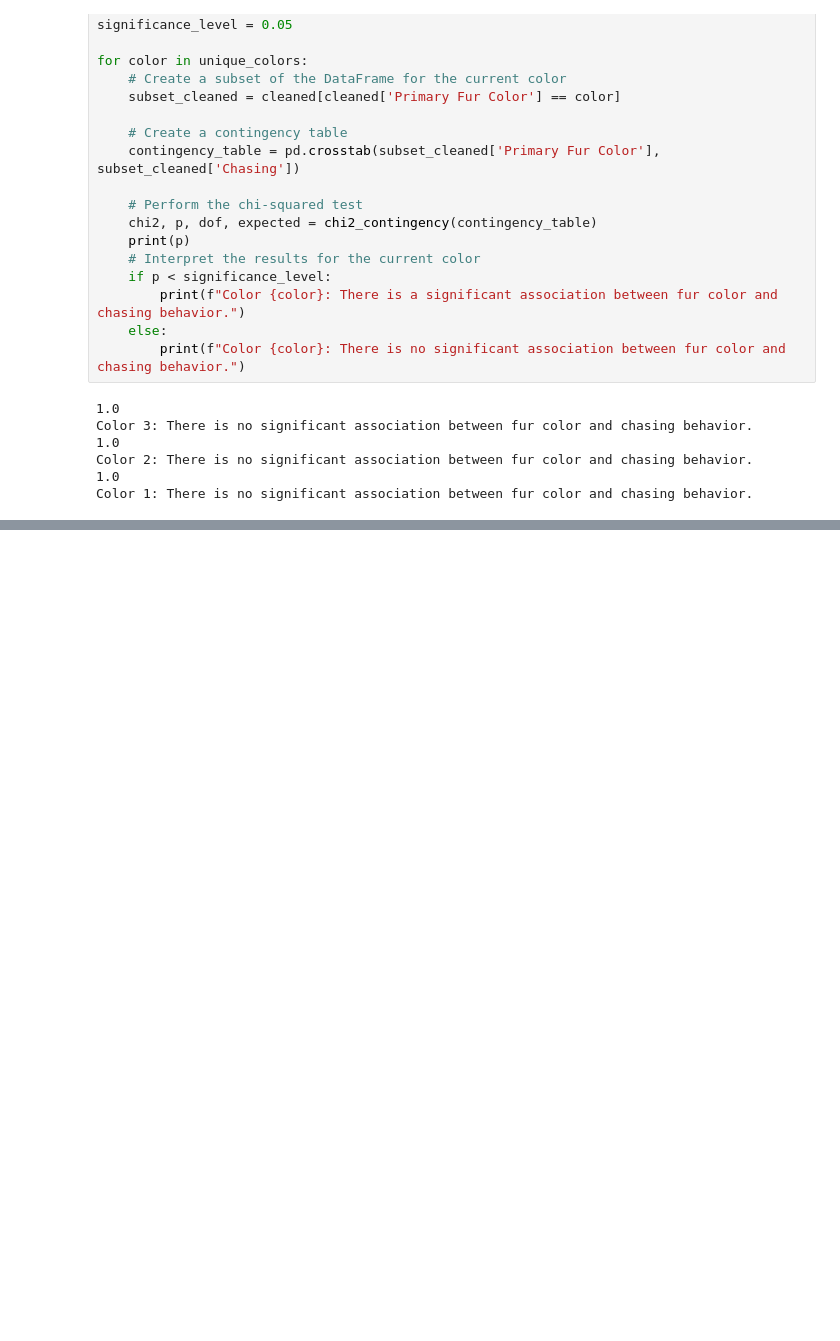
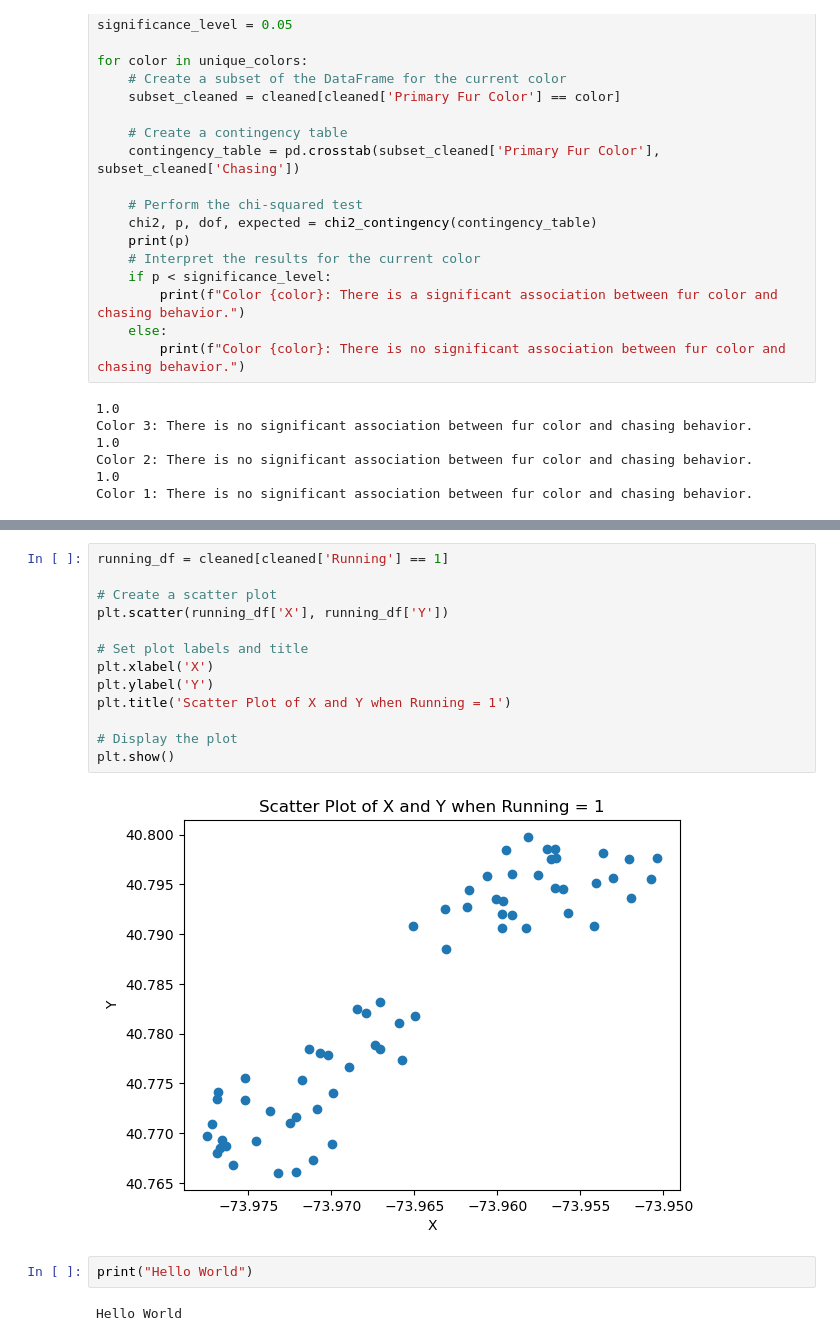
Before and after one commit to brown016340/Project-1, a Jupyter notebook: Random_sample_behavior_test.ipynb, the cells around one changed output, grey strips where cells are left out. Cells and saved outputs as stored; diff of their text form; blank space fills up the shorter version.

```diff
--- a/Random_sample_behavior_test.ipynb
+++ b/Random_sample_behavior_test.ipynb
@@ -145,3 +146,22 @@ Climbing               -0.0338      0.444     -0.076      0.939      -0.903
 Eating                  0.2148      0.397      0.541      0.589      -0.564       0.993
 Foraging                0.0459      0.398      0.115      0.908      -0.734       0.826
 =======================================================================================
+# %%
+running_df = cleaned[cleaned['Running'] == 1]
+
+# Create a scatter plot
+plt.scatter(running_df['X'], running_df['Y'])
+
+# Set plot labels and title
+plt.xlabel('X')
+plt.ylabel('Y')
+plt.title('Scatter Plot of X and Y when Running = 1')
+
+# Display the plot
+plt.show()
+# %% [output]
+[figure, added]
+# %%
+print("Hello World")
+# %% [output]
+Hello World
```
Also changed, not shown: parts of 2 cells of this notebook.
